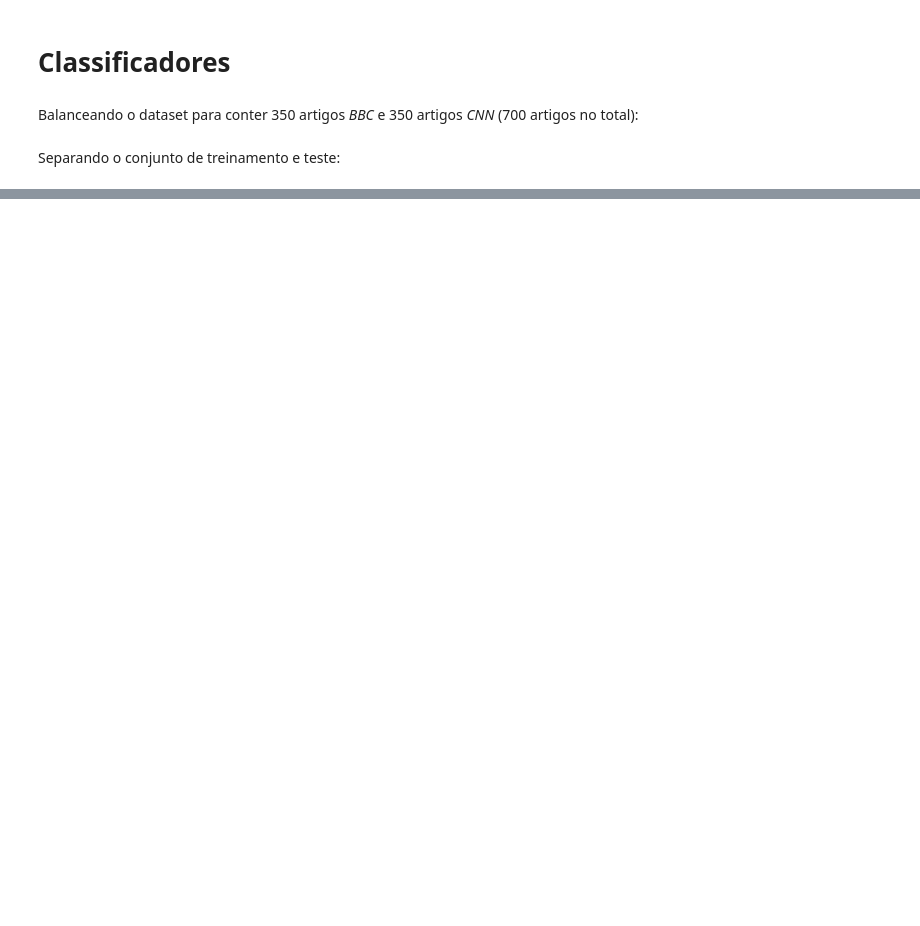
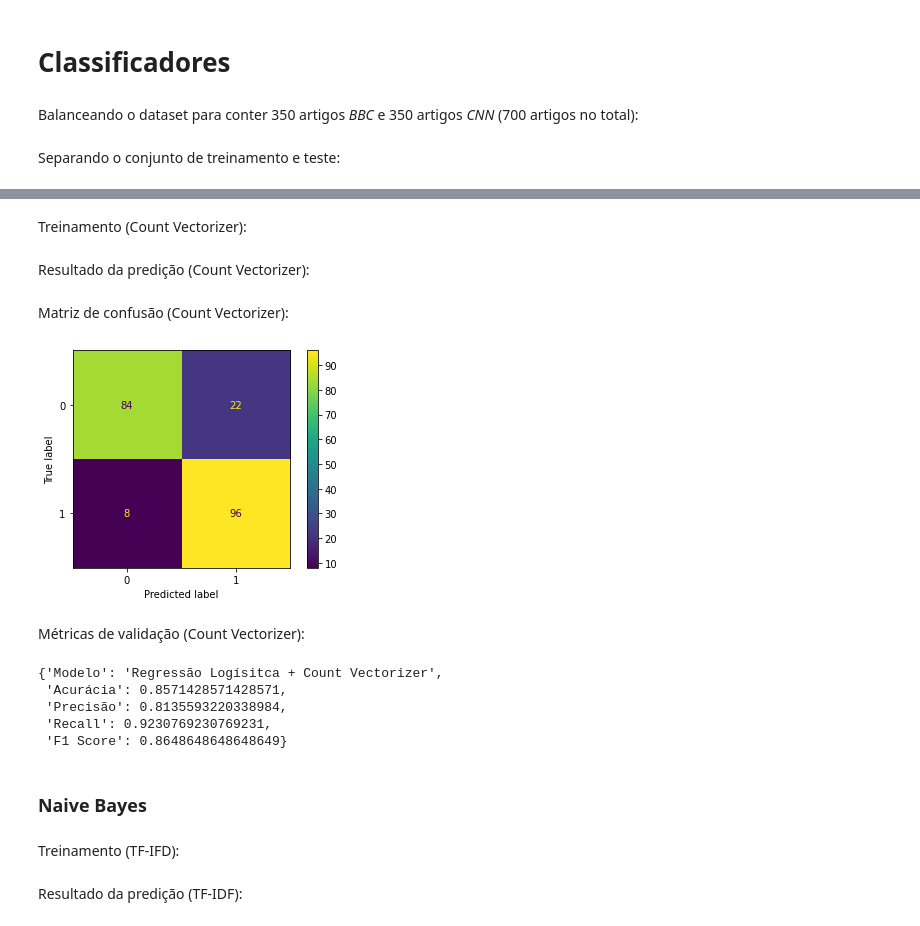
Before and after one commit to valeriojr/ecom063-pln, a Jupyter notebook: Processamento de linguagem natural - 3ª lista de exercícios.ipynb, the cells around one changed output, grey strips where cells are left out. Cells and saved outputs as stored; diff of their text form; code cells hidden in the pictures; blank space fills up the shorter version.

```diff
--- a/Processamento de linguagem natural - 3ª lista de exercícios.ipynb
+++ b/Processamento de linguagem natural - 3ª lista de exercícios.ipynb
@@ -281,0 +290,6 @@ f1_score(y_test, y_pred)
+# %% [markdown]
+Treinamento (Count Vectorizer):
+# %%
+classifier = LogisticRegression().fit(count_X_train.toarray(), count_y_train)
+# %% [markdown]
+Resultado da predição (Count Vectorizer):
@@ -281,0 +298,26 @@ f1_score(y_test, y_pred)
+# %% [markdown]
+Matriz de confusão (Count Vectorizer):
+# %%
+plot_confusion_matrix(classifier, count_X_test.toarray(), count_y_test)
+pyplot.show()
+# %% [output]
+[figure, added]
+# %% [markdown]
+Métricas de validação (Count Vectorizer):
+# %%
+log_count_metrics = {
+    'Modelo': 'Regressão Logísitca + Count Vectorizer',
+    'Acurácia': accuracy_score(count_y_test, count_y_pred),
+    'Precisão': precision_score(count_y_test, count_y_pred),
+    'Recall': recall_score(count_y_test, count_y_pred),
+    'F1 Score': f1_score(count_y_test, count_y_pred)
+}
+log_count_metrics
+# %% [output]
+{'Modelo': 'Regressão Logísitca + Count Vectorizer',
+ 'Acurácia': 0.8571428571428571,
+ 'Precisão': 0.8135593220338984,
+ 'Recall': 0.9230769230769231,
+ 'F1 Score': 0.8648648648648649}
+# %% [markdown]
+### Naive Bayes
@@ -281,0 +326,2 @@ f1_score(y_test, y_pred)
+# %% [markdown]
+Treinamento (TF-IFD):
@@ -281,0 +330,2 @@ f1_score(y_test, y_pred)
+# %% [markdown]
+Resultado da predição (TF-IDF):
```
Also changed, not shown: parts of 64 cells of this notebook.
